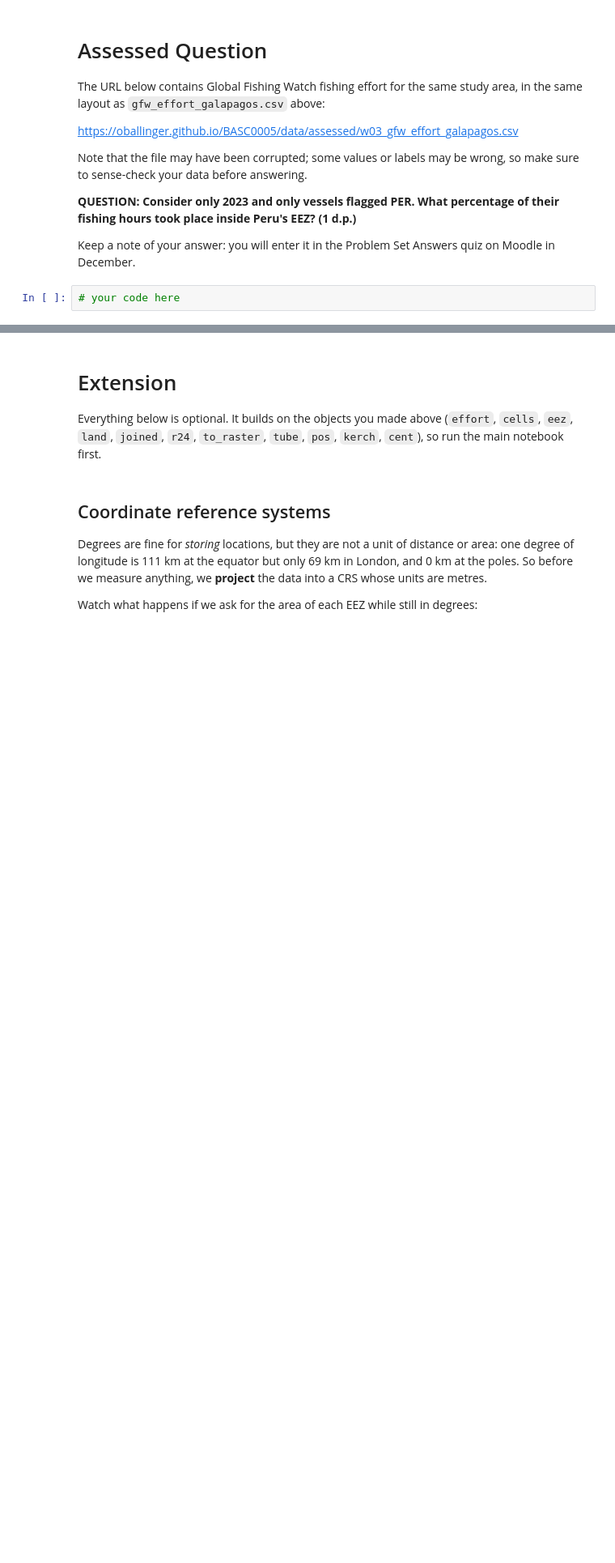
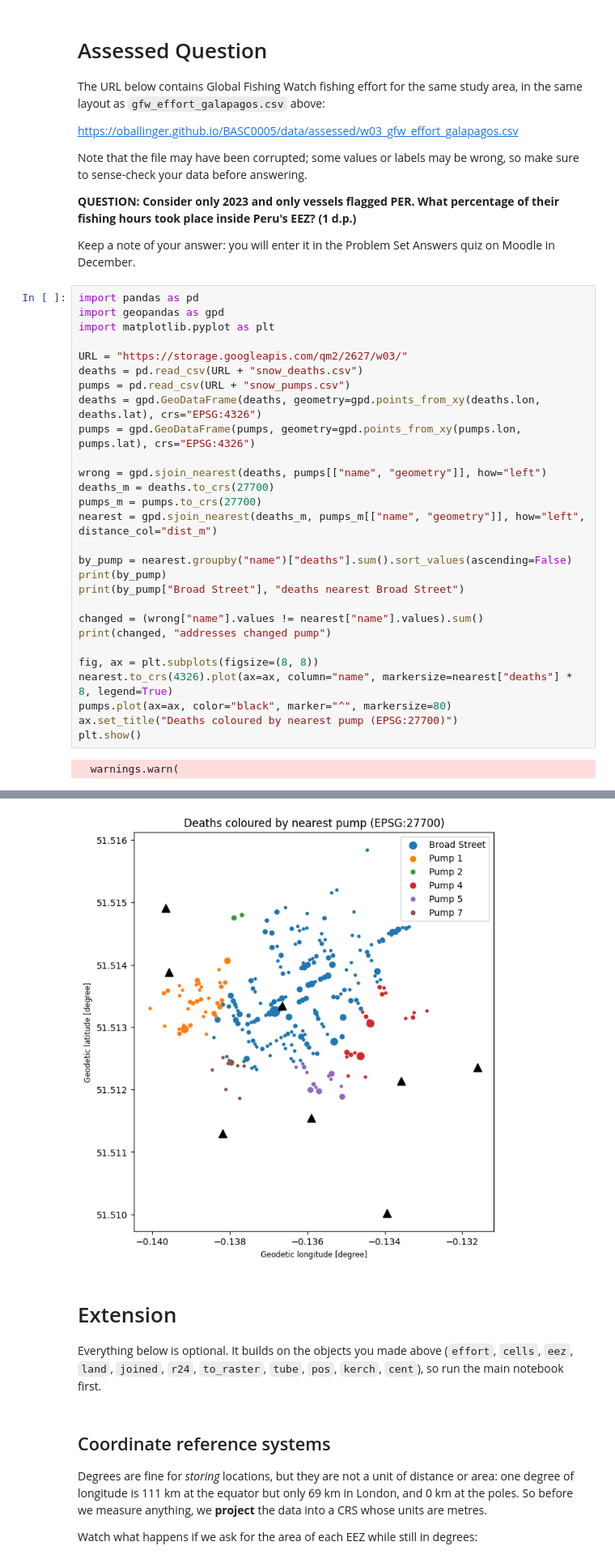
Before and after one commit to yichangxu29-ai/qm2, a Jupyter notebook: notebooks/W03. Spatial Data.ipynb, the cells around one changed output, grey strips where cells are left out. Shown at 81% size. Cells and saved outputs as stored; diff of their text form; blank space fills up the shorter version.

```diff
--- a/notebooks/W03. Spatial Data.ipynb
+++ b/notebooks/W03. Spatial Data.ipynb
@@ -363,4 +484,32 @@ Note that the file may have been corrupted; some values or labels may be wrong,
 
 Keep a note of your answer: you will enter it in the Problem Set Answers quiz on Moodle in December.
 # %%
-# your code here
+import pandas as pd
+import geopandas as gpd
+import matplotlib.pyplot as plt
+
+URL = "https://storage.googleapis.com/qm2/2627/w03/"
+deaths = pd.read_csv(URL + "snow_deaths.csv")
+pumps = pd.read_csv(URL + "snow_pumps.csv")
+deaths = gpd.GeoDataFrame(deaths, geometry=gpd.points_from_xy(deaths.lon, deaths.lat), crs="EPSG:4326")
+pumps = gpd.GeoDataFrame(pumps, geometry=gpd.points_from_xy(pumps.lon, pumps.lat), crs="EPSG:4326")
+
+wrong = gpd.sjoin_nearest(deaths, pumps[["name", "geometry"]], how="left")
+deaths_m = deaths.to_crs(27700)
+pumps_m = pumps.to_crs(27700)
+nearest = gpd.sjoin_nearest(deaths_m, pumps_m[["name", "geometry"]], how="left", distance_col="dist_m")
+
+by_pump = nearest.groupby("name")["deaths"].sum().sort_values(ascending=False)
+print(by_pump)
+print(by_pump["Broad Street"], "deaths nearest Broad Street")
+
+changed = (wrong["name"].values != nearest["name"].values).sum()
+print(changed, "addresses changed pump")
+
+fig, ax = plt.subplots(figsize=(8, 8))
+nearest.to_crs(4326).plot(ax=ax, column="name", markersize=nearest["deaths"] * 8, legend=True)
+pumps.plot(ax=ax, color="black", marker="^", markersize=80)
+ax.set_title("Deaths coloured by nearest pump (EPSG:27700)")
+plt.show()
+# %% [output]
+  warnings.warn(
@@ -367,3 +526,4 @@ Keep a note of your answer: you will enter it in the Problem Set Answers quiz on
+[figure, added]
 # %% [markdown]
 # Extension
 
```
Also changed, not shown: parts of 8 cells of this notebook.
